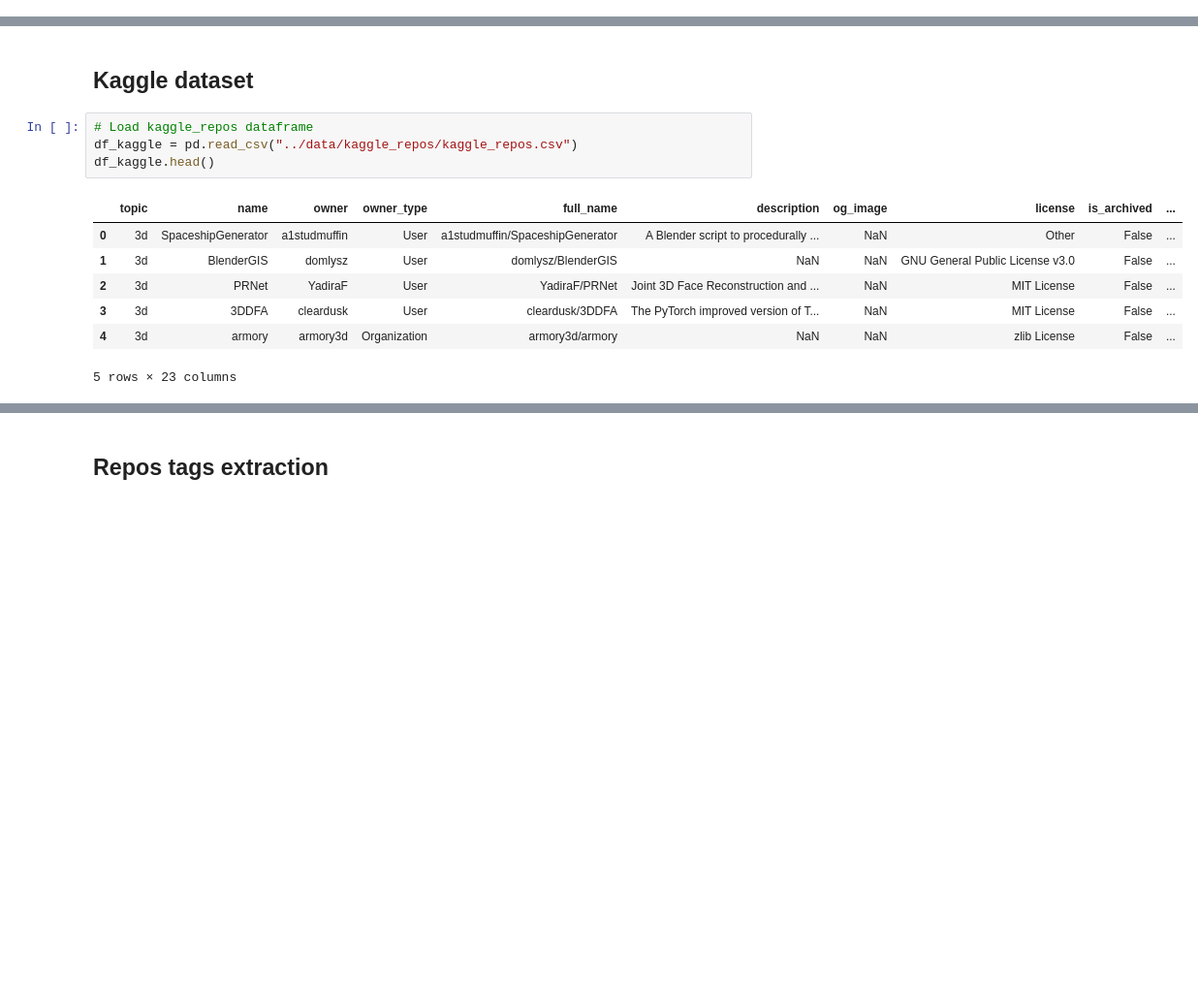
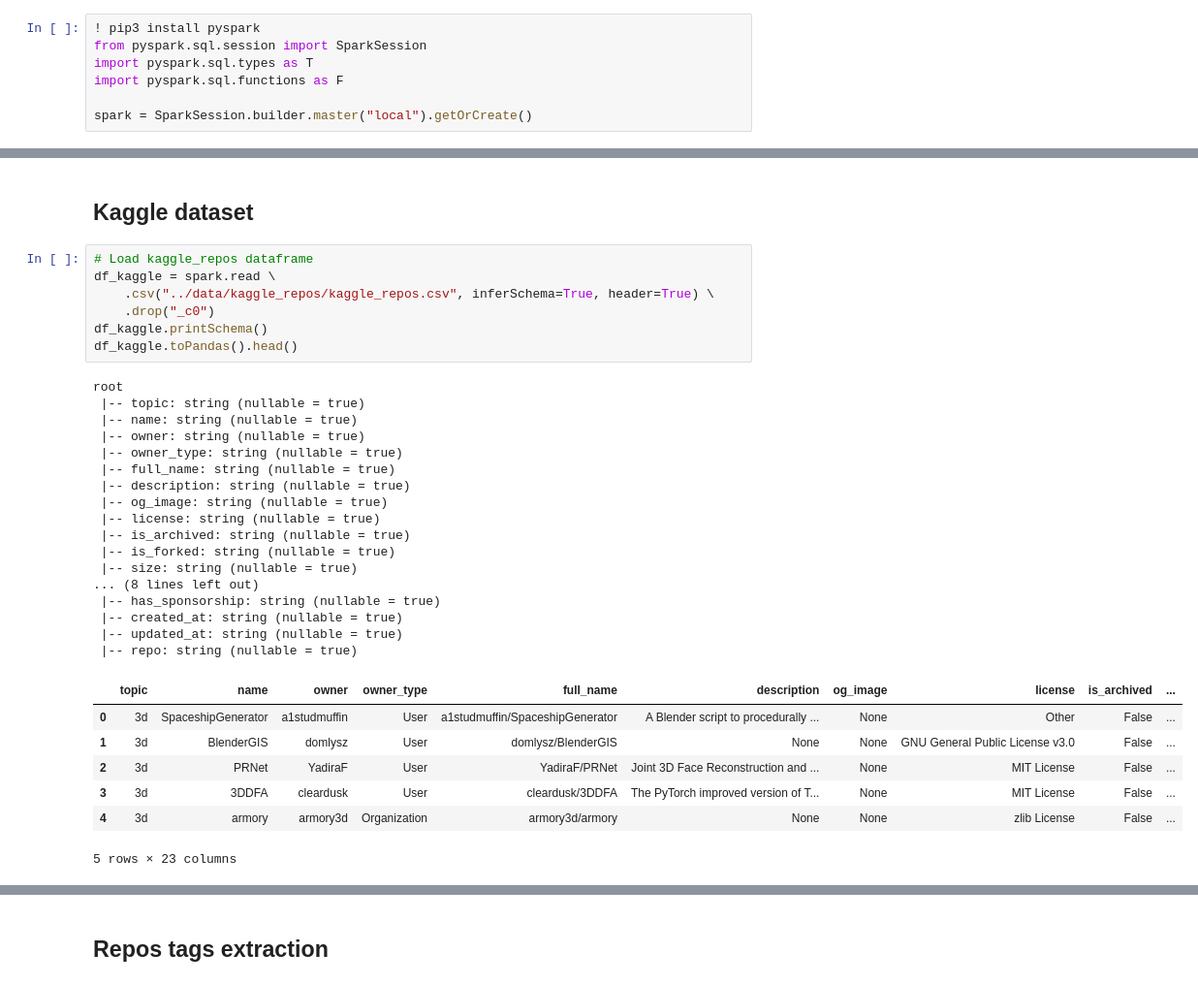
Before and after one commit to zuevmaxim/itmo-ibd, a Jupyter notebook: classification/prepare_count_dataset.ipynb, the cells around one changed output, grey strips where cells are left out. Shown at 97% size. Cells and saved outputs as stored; diff of their text form; blank space fills up the shorter version.

Commit message:
Migrate to pyspark (prepare_count_dataset)

```diff
--- a/classification/prepare_count_dataset.ipynb
+++ b/classification/prepare_count_dataset.ipynb
@@ -15,0 +6,7 @@ df_import_package_full.head()
+# %%
+! pip3 install pyspark
+from pyspark.sql.session import SparkSession
+import pyspark.sql.types as T
+import pyspark.sql.functions as F
+
+spark = SparkSession.builder.master("local").getOrCreate()
@@ -160,16 +247,36 @@ pivot_extension.head()
 ## Kaggle dataset
 # %%
 # Load kaggle_repos dataframe
-df_kaggle = pd.read_csv("../data/kaggle_repos/kaggle_repos.csv")
-df_kaggle.head()
+df_kaggle = spark.read \
+    .csv("../data/kaggle_repos/kaggle_repos.csv", inferSchema=True, header=True) \
+    .drop("_c0")
+df_kaggle.printSchema()
+df_kaggle.toPandas().head()
 # %% [output]
+root
+ |-- topic: string (nullable = true)
+ |-- name: string (nullable = true)
+ |-- owner: string (nullable = true)
+ |-- owner_type: string (nullable = true)
+ |-- full_name: string (nullable = true)
+ |-- description: string (nullable = true)
+ |-- og_image: string (nullable = true)
+ |-- license: string (nullable = true)
+ |-- is_archived: string (nullable = true)
+ |-- is_forked: string (nullable = true)
+ |-- size: string (nullable = true)
+... (8 lines left out)
+ |-- has_sponsorship: string (nullable = true)
+ |-- created_at: string (nullable = true)
+ |-- updated_at: string (nullable = true)
+ |-- repo: string (nullable = true)
 |  | topic | name | owner | owner_type | full_name | description | og_image | license | is_archived | ... |
-| 0 | 3d | SpaceshipGenerator | a1studmuffin | User | a1studmuffin/SpaceshipGenerator | A Blender script to procedurally ... | NaN | Other | False | ... |
-| 1 | 3d | BlenderGIS | domlysz | User | domlysz/BlenderGIS | NaN | NaN | GNU General Public License v3.0 | False | ... |
-| 2 | 3d | PRNet | YadiraF | User | YadiraF/PRNet | Joint 3D Face Reconstruction and ... | NaN | MIT License | False | ... |
-| 3 | 3d | 3DDFA | cleardusk | User | cleardusk/3DDFA | The PyTorch improved version of T... | NaN | MIT License | False | ... |
-| 4 | 3d | armory | armory3d | Organization | armory3d/armory | NaN | NaN | zlib License | False | ... |
+| 0 | 3d | SpaceshipGenerator | a1studmuffin | User | a1studmuffin/SpaceshipGenerator | A Blender script to procedurally ... | None | Other | False | ... |
+| 1 | 3d | BlenderGIS | domlysz | User | domlysz/BlenderGIS | None | None | GNU General Public License v3.0 | False | ... |
+| 2 | 3d | PRNet | YadiraF | User | YadiraF/PRNet | Joint 3D Face Reconstruction and ... | None | MIT License | False | ... |
+| 3 | 3d | 3DDFA | cleardusk | User | cleardusk/3DDFA | The PyTorch improved version of T... | None | MIT License | False | ... |
+| 4 | 3d | armory | armory3d | Organization | armory3d/armory | None | None | zlib License | False | ... |
-5 rows × 23 columns
+5 rows × 23 columns
 # %%
 df_kaggle.columns
 # %% [output]
```
Also changed, not shown: parts of 56 cells of this notebook, 1 other file.
